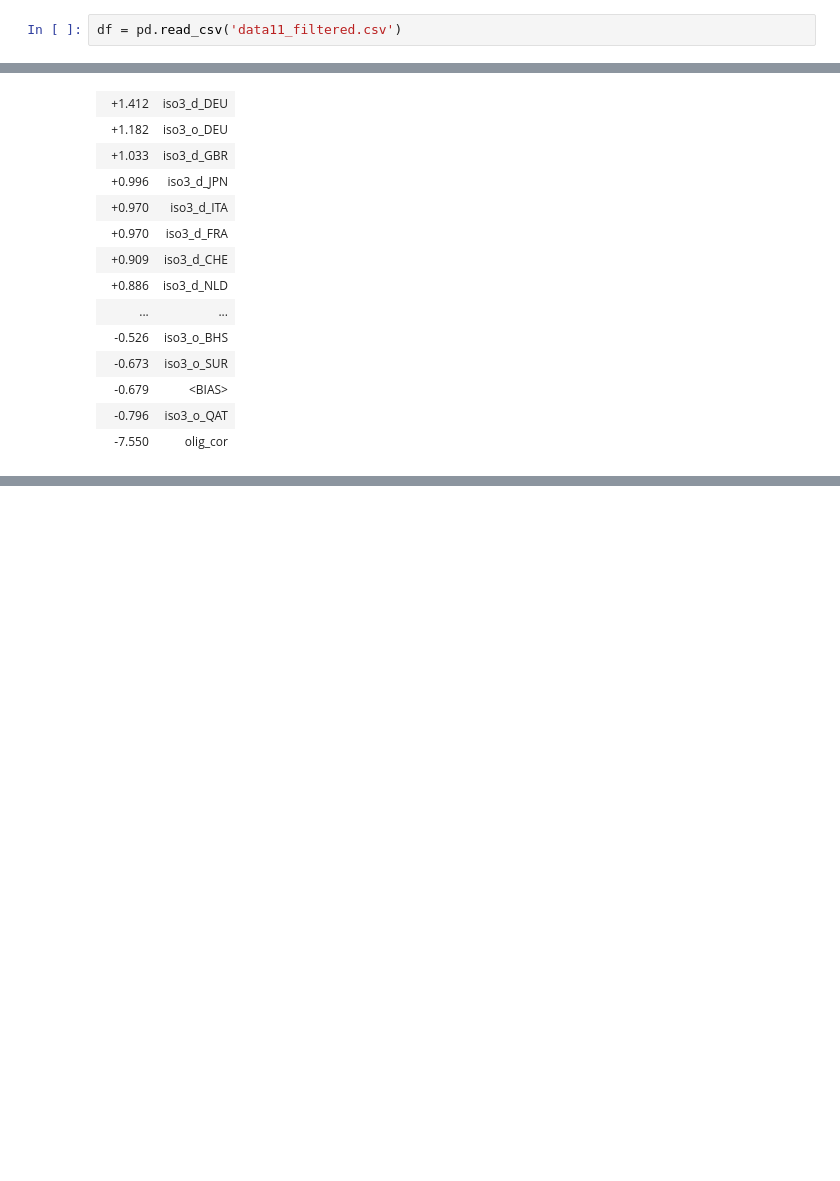
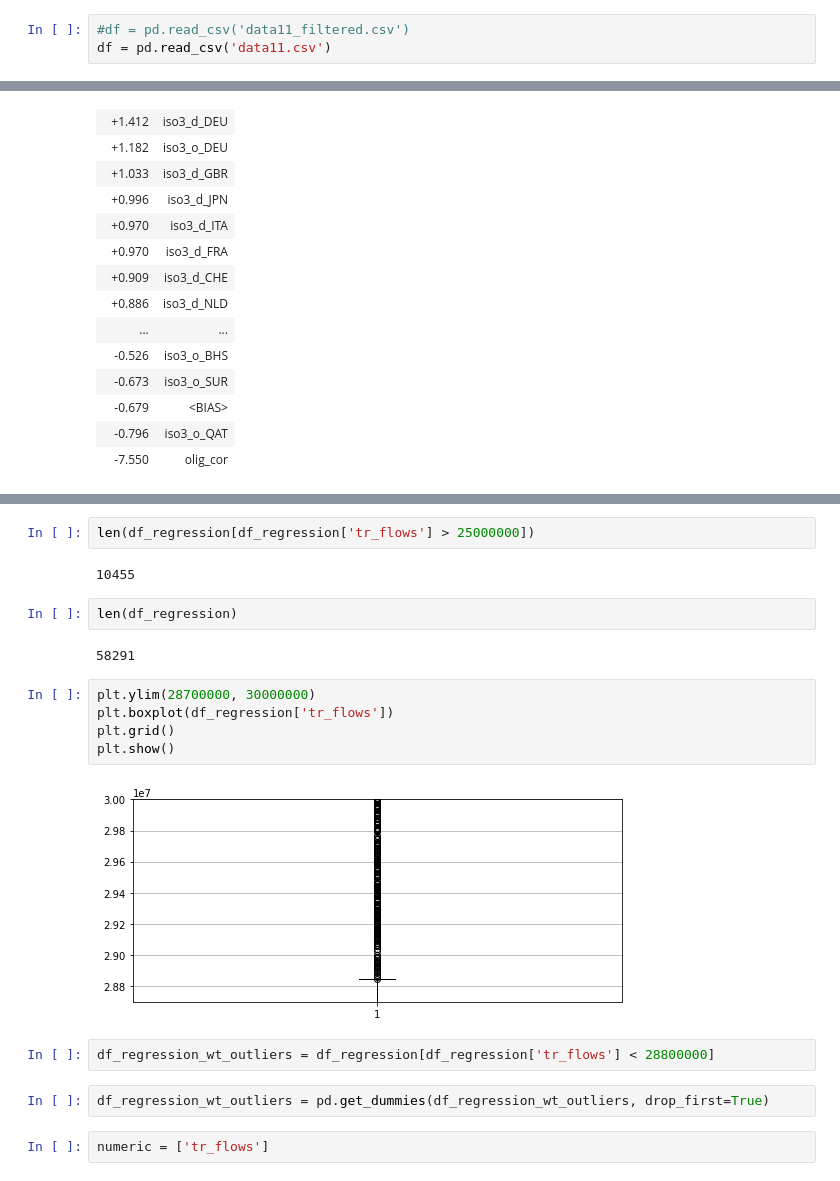
Before and after one commit to makcfd/angela-thesis, a Jupyter notebook: Regression_augmented.ipynb, the cells around one changed output, grey strips where cells are left out. Cells and saved outputs as stored; diff of their text form; blank space fills up the shorter version.

```diff
--- a/Regression_augmented.ipynb
+++ b/Regression_augmented.ipynb
@@ -21,7 +21,8 @@ from sklearn.metrics import mean_squared_error
 import eli5
 pd.options.display.float_format = '{:,.1f}'.format
 # %%
-df = pd.read_csv('data11_filtered.csv')
+#df = pd.read_csv('data11_filtered.csv')
+df = pd.read_csv('data11.csv')
 # %%
 df.head()
 # %% [output]
@@ -277,0 +302,21 @@ y top features
+# %%
+len(df_regression[df_regression['tr_flows'] > 25000000])
+# %% [output]
+10455
+# %%
+len(df_regression)
+# %% [output]
+58291
+# %%
+plt.ylim(28700000, 30000000)
+plt.boxplot(df_regression['tr_flows'])
+plt.grid()
+plt.show()
+# %% [output]
+[figure, added]
+# %%
+df_regression_wt_outliers = df_regression[df_regression['tr_flows'] < 28800000]
+# %%
+df_regression_wt_outliers = pd.get_dummies(df_regression_wt_outliers, drop_first=True)
+# %%
+numeric = ['tr_flows']
```
Also changed, not shown: parts of 48 cells of this notebook, 2 other files.
